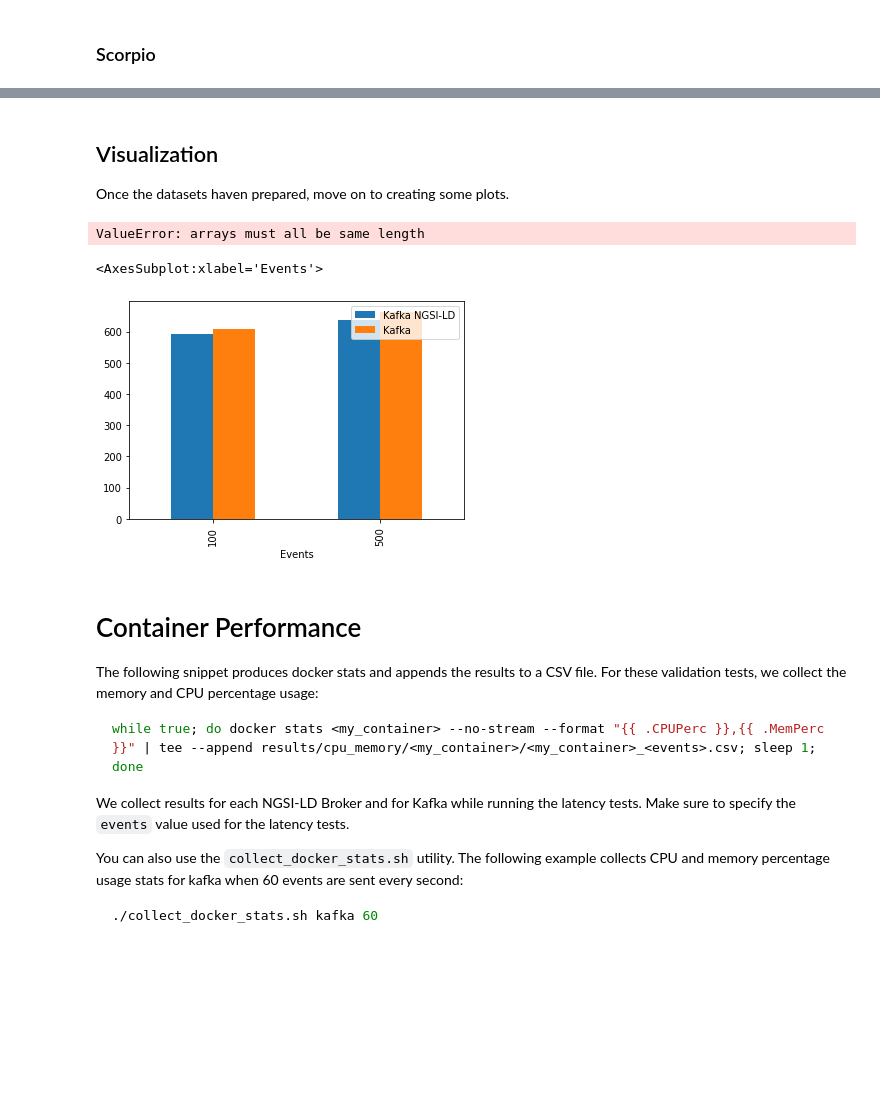
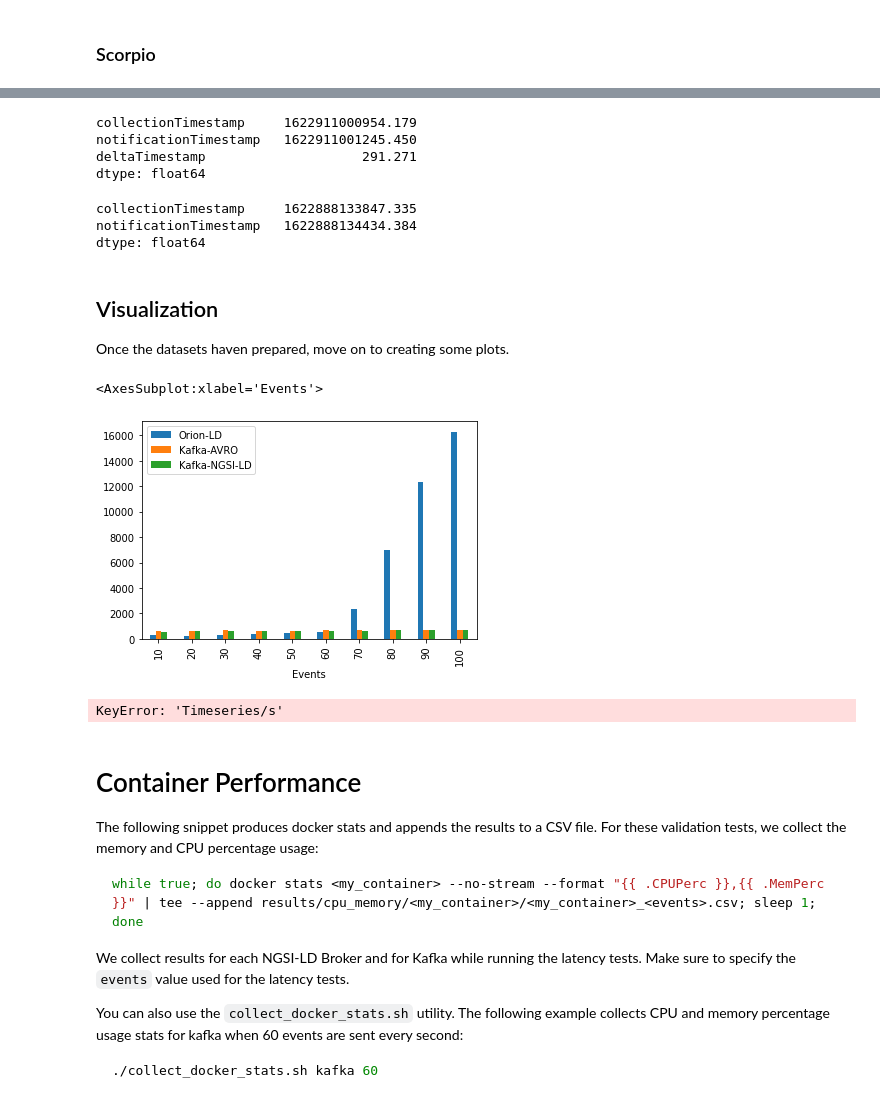
Before and after one commit to giros-dit/cim-prometheus-pipelines, a Jupyter notebook: Experiments.ipynb, the cells around one changed output, grey strips where cells are left out. Cells and saved outputs as stored; diff of their text form; code cells hidden in the pictures; blank space fills up the shorter version.

```diff
--- a/Experiments.ipynb
+++ b/Experiments.ipynb
@@ -45,9 +68,9 @@ KeyError: 'collectionTimestamp'
 # %%
 import glob
 
-kafka = []
+kafka_avro = []
 for event in events:
-    path = r'./results/latency/kafka/%s' % event # use your path
+    path = r'./results/latency/kafka_avro/%s' % event # use your path
     all_files = glob.glob(path + "/*")
 
     li = []
@@ -56,10 +79,10 @@ for event in events:
         df = pd.read_csv(filename, index_col=None, header=0)
         li.append(df)
 
-    kafka.append(pd.concat(li, axis=0, ignore_index=True))
+    kafka_avro.append(pd.concat(li, axis=0, ignore_index=True))
 
 # Estimate the delta between the collection and notification timestamps
-kafka_means = []
-for table in kafka:
+kafka_avro_means = []
+for table in kafka_avro:
     table["deltaTimestamp"] = table["notificationTimestamp"] - table["collectionTimestamp"]
-    kafka_means.append(table["deltaTimestamp"].mean())
+    kafka_avro_means.append(table["deltaTimestamp"].mean())
@@ -66,3 +91,37 @@ for table in kafka:
+# %%
+import glob
+
+kafka_ngsi_ld = []
+for event in events:
+    path = r'./results/latency/kafka_ngsi-ld/%s' % event # use your path
+    all_files = glob.glob(path + "/*")
+
+    li = []
+
+    for filename in all_files:
+        df = pd.read_csv(filename, index_col=None, header=0)
+        li.append(df)
+
+    kafka_ngsi_ld.append(pd.concat(li, axis=0, ignore_index=True))
+
+# Estimate the delta between the collection and notification timestamps
+kafka_ngsi_ld_means = []
+for table in kafka_ngsi_ld:
+    table["deltaTimestamp"] = table["notificationTimestamp"] - table["collectionTimestamp"]
+    kafka_ngsi_ld_means.append(table["deltaTimestamp"].mean())
+# %%
+orion[0].mean()
+# %% [output]
+collectionTimestamp     1622911000954.179
+notificationTimestamp   1622911001245.450
+deltaTimestamp                    291.271
+dtype: float64
+# %%
+scorpio[0].mean()
+# %% [output]
+collectionTimestamp     1622888133847.335
+notificationTimestamp   1622888134434.384
+dtype: float64
 # %% [markdown]
 ## Visualization
 
@@ -71,8 +130,9 @@ Once the datasets haven prepared, move on to creating some plots.
 import matplotlib.pyplot as plt
 plt.close("all")
 # %%
-latency = pd.DataFrame({"Events": events,"Scorpio": scorpio_means,
-                        "Kafka": kafka_means })
+latency = pd.DataFrame({"Events": events,"Orion-LD": orion_means,
+                        "Kafka-AVRO": kafka_avro_means, "Kafka-NGSI-LD": kafka_ngsi_ld_means })
 latency.plot.bar(x="Events")
 # %% [output]
-ValueError: arrays must all be same length
+<AxesSubplot:xlabel='Events'>
+[figure, added]
@@ -100,10 +139,9 @@ for table in kafka_ngsi:
 # %%
-latency = pd.DataFrame({"Events": events,"Kafka NGSI-LD": kafka_ngsi_means,
-                        "Kafka": kafka_means })
-latency.plot.bar(x="Events")
+latency = pd.DataFrame({"Events": events,"Kafka-NGSI-LD": kafka_ngsi_ld_means,
+                        "Kafka-AVRO": kafka_avro_means })
+latency.plot.bar(x="Events", ylim=(500,800))
 # %% [output]
-<AxesSubplot:xlabel='Events'>
+KeyError: 'Timeseries/s'
-[figure, removed]
 # %% [markdown]
 # Container Performance
 
```
Also changed, not shown: parts of 15 cells of this notebook.
